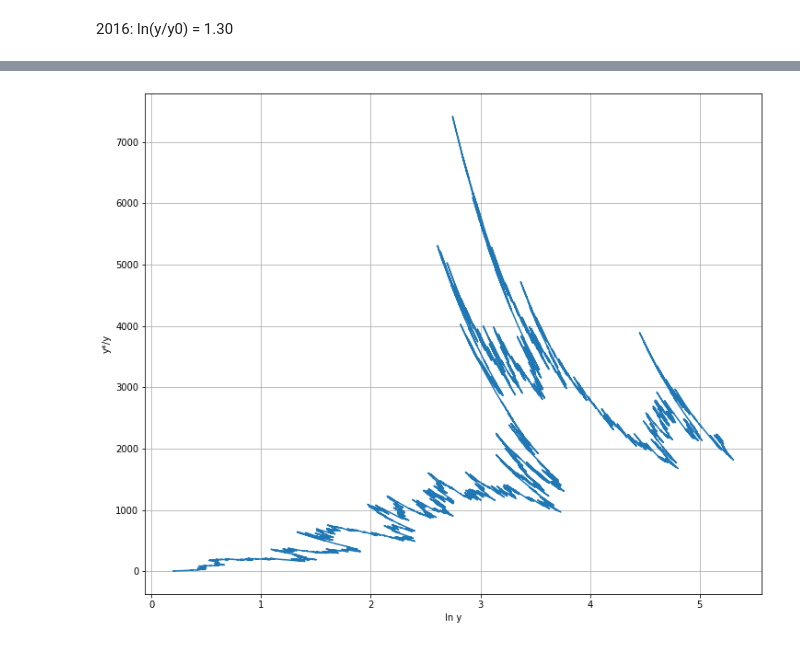
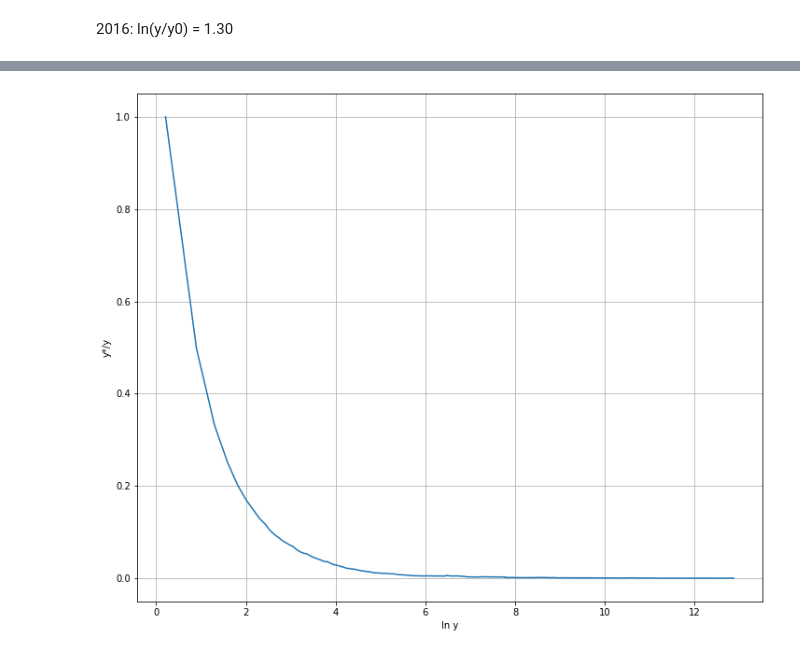
Before and after one commit to ValeriaGruzilova/-, a Jupyter notebook: Disney_analisys.ipynb, the cells around one changed output, grey strips where cells are left out. Cells and saved outputs as stored; diff of their text form; code cells hidden in the pictures.

```diff
--- a/Disney_analisys.ipynb
+++ b/Disney_analisys.ipynb
@@ -177 +177,3 @@ t0 =  [6833]
+# %%
+y_cumsum = disney.Close.cumsum()
 # %%
@@ -207,8 +209,8 @@ segment_log_ycs_y(t1='2008-01-01', t2='2018-04-01', y1=7, y2=9)
 # %%
 plt.figure(figsize=(12, 10))
-plt.plot(np.log(disney.Close), y_cumsum / disney.Close)
+plt.plot(np.log(y_cumsum), disney.Close / y_cumsum)
 plt.grid()
 plt.ylabel('y*/y')
 plt.xlabel('ln y');
 # %% [output]
-[figure, old version]
+[figure, new version]
```
Also changed, not shown: parts of 5 cells of this notebook.
